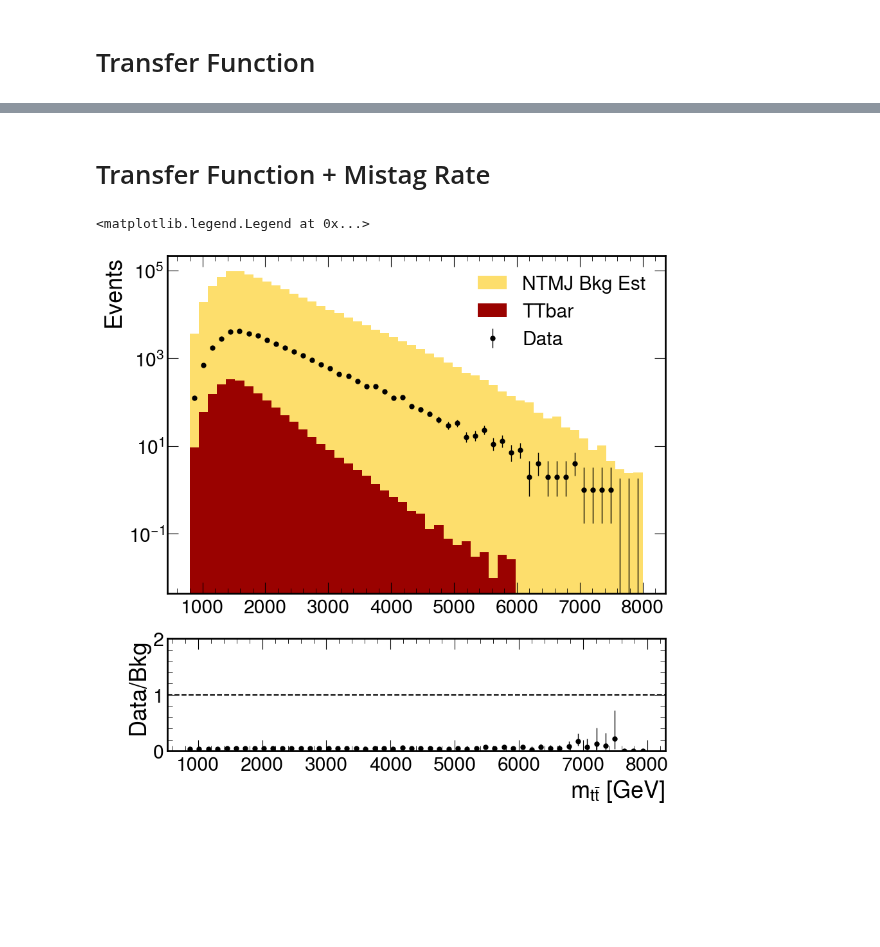
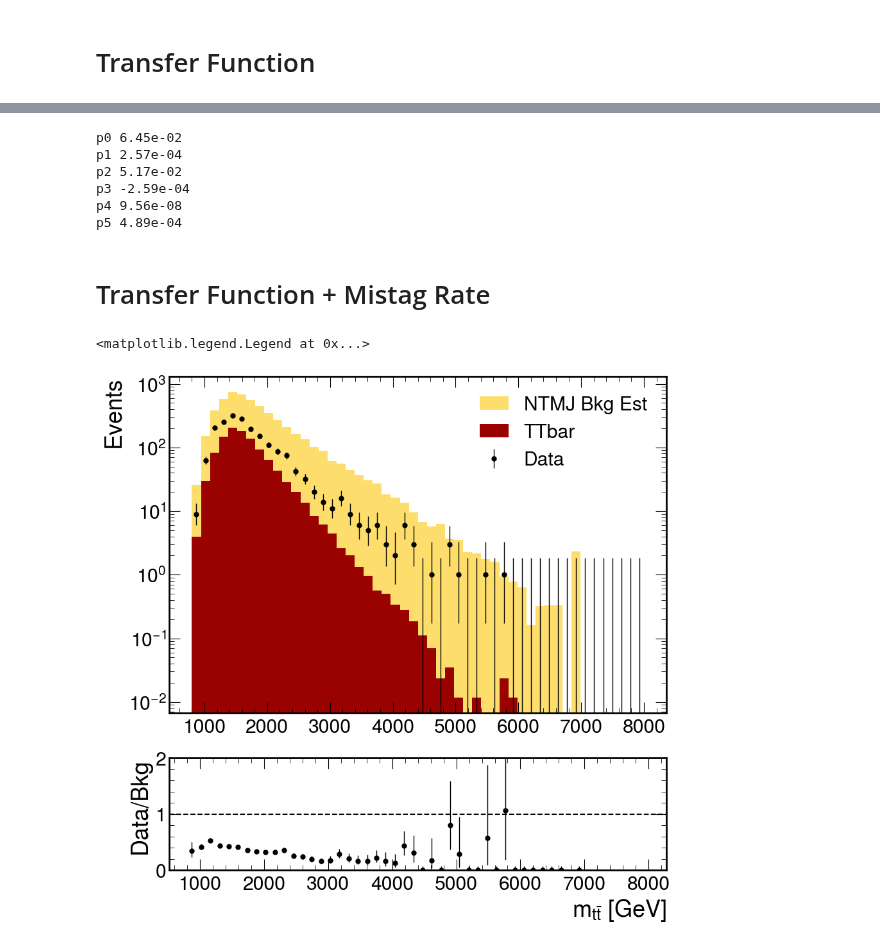
Before and after one commit to b2g-nano/TTbarAllHadUproot, a Jupyter notebook: plots/closureTestQCD.ipynb, the cells around one changed output, grey strips where cells are left out. Drawn from its saved outputs; the diff is of its cells as text; code cells hidden in the pictures; blank space fills up the shorter version.

```diff
--- a/plots/closureTestQCD.ipynb
+++ b/plots/closureTestQCD.ipynb
@@ -178,17 +161,22 @@ def rtf(x, mt, mtt, p2, p3, p4, p5):
 qcd = loadCoffeaFile()
 
 
-mtt_vs_mt = qcd['mtt_vs_mt'][{'anacat':pretag_cats}][{'anacat':sum}]
+mtt_vs_mt = getHist('mtt_vs_mt', 'JetHT', False, '2016', sum_axes=[], integrate_axes={})
 
-h2dsr = qcd['mtt_vs_mt'][{'anacat':signal_cats}][{'anacat':sum}]
-h2dcr = qcd['mtt_vs_mt'][{'anacat':antitag_cats}][{'anacat':sum}]
-h2dpr = qcd['mtt_vs_mt'][{'anacat':pretag_cats}][{'anacat':sum}]
+
+
+h2dsr = mtt_vs_mt[{'anacat':signal_cats}][{'anacat':sum}]
+h2dcr = mtt_vs_mt[{'anacat':antitag_cats}][{'anacat':sum}]
+h2dpr = mtt_vs_mt[{'anacat':pretag_cats}][{'anacat':sum}]
+
+
+
 
 
 qcdsf = lumi[IOV] * qcd_xs / qcd['cutflow']['sumw']
 
-hsig_mtt = h2dsr[{'jetmass':sum}] * qcdsf
-hbkg_mtt = h2dcr[{'jetmass':sum}] * qcdsf
+hsig_mtt = h2dsr[{'jetmass':sum}]# * qcdsf
+hbkg_mtt = h2dcr[{'jetmass':sum}]# * qcdsf
 
 
 Nsr = h2dsr.values()#*qcdsf
@@ -358,3 +326,17 @@ Text(1, 0, '')
+# %%
+print('p0 {0:0.2e}'.format(p0))
+print('p1 {0:0.2e}'.format(p1))
+print('p2 {0:0.2e}'.format(p2))
+print('p3 {0:0.2e}'.format(p3))
+print('p4 {0:0.2e}'.format(p4))
+print('p5 {0:0.2e}'.format(p5))
+# %% [output]
+p0 6.45e-02
+p1 2.57e-04
+p2 5.17e-02
+p3 -2.59e-04
+p4 9.56e-08
+p5 4.89e-04
 # %% [markdown]
 # Transfer Function + Mistag Rate
 # %%
@@ -365,23 +347,30 @@ bins = hbkg_mtt.axes['ttbarmass'].edges[:-1]
 
 
 IOV = '2016'
-httbar = getHist('ttbarmass', 'TTbar', False, IOV, sum_axes=['anacat'], integrate_axes={'anacat':signal_cats})
-hntmj = getHist('ttbarmass', 'JetHT', True, IOV, sum_axes=['anacat'], integrate_axes={'anacat':antitag_cats})
-hdata = getHist('ttbarmass', 'JetHT', False, IOV, sum_axes=['anacat'], integrate_axes={'anacat':signal_cats})
 
-
-
-hbkg_mr = bkg['ttbarmass'][{'anacat':antitag_cats}][{'anacat':sum}] * qcdsf#* qcdsf['bkg']
+httbar = getHist('ttbarmass', 'TTbar', False, IOV, sum_axes=['anacat','systematic'], integrate_axes={'anacat':signal_cats})
+hntmj  = getHist('ttbarmass', 'JetHT', False, IOV, sum_axes=['anacat','systematic'], integrate_axes={'anacat':pretag_cats})
+hdata  = getHist('ttbarmass', 'JetHT', False, IOV, sum_axes=['anacat','systematic'], integrate_axes={'anacat':signal_cats})
 
 
 
 
-h2 = hntmj * np.sum(f_rlf, axis=1) + httbar
+hntmj  = getHist('ttbarmass', 'JetHT', False, IOV, sum_axes=['anacat','systematic'], integrate_axes={'anacat':pretag_cats})
+
+h_mtt_mt = getHist('mtt_vs_mt', 'JetHT', False, IOV, sum_axes=['anacat'], integrate_axes={'anacat':pretag_cats})
+# hntmj_2d = h_mtt_mt * np.abs(f_rtl) * np.abs(f_rlf)
+hntmj_2d = h_mtt_mt * np.abs(f_rlf)
+hntmj = hntmj_2d[{'jetmass':sum}]
 
 
-# h2 = hntmj / np.sum(f_rtf, axis=1) + httbar
+# hbkg_mr = bkg['ttbarmass'][{'anacat':antitag_cats}][{'anacat':sum,''}] * qcdsf#* qcdsf['bkg']
 
-# h2 = hntmj + httbar
+
+
+h2 = httbar + hntmj# * np.abs(np.average(f_rtl, axis=0)) #* np.abs(np.average(f_rlf, axis=1))
+
+
+
 
 
 hep.histplot(hdata, histtype='errorbar', color='k', ax=ax1, label='Data')
@@ -390,32 +379,33 @@ ax1.set_yscale('log')
 hep.histplot(h2, histtype='fill', color='xkcd:pale gold', label='NTMJ Bkg Est', ax=ax1)
 hep.histplot(httbar, histtype='fill', color='xkcd:deep red', label='TTbar', ax=ax1)
 
 
 # hep.histplot(hbkg_mtt, histtype='errorbar', color='g', label='QCD Bkg Est', ax=ax1)
 
 
 
 # hep.histplot(hbkg_mtt, histtype='errorbar', color='g', ax=ax1)
 
 ax1.set_ylabel('Events')
 
 ratio_plot = hdata / h2.values()
 
 
 # # ratio_plot =  values / fitted
 # # yerr = ratio_plot * np.sqrt(1/values + 1/fitted)
 
 hep.histplot(ratio_plot, ax=ax2, histtype='errorbar', color='black')
 ax2.set_ylim(0,2)
 ax2.axhline(1, color='black', ls='--')
 ax2.set_ylabel('Data/Bkg')
 ax2.set_xlabel(ax1.get_xlabel())
 ax1.set_xlabel('')
 
-ax1.legend()
+
+ax1.legend(loc=1)
 
 
 # ax1.set_ylim(1e2,1e4)
 # %% [output]
 <matplotlib.legend.Legend at 0x...>
-[figure, old version]
+[figure, new version]
```
Also changed, not shown: parts of 20 cells of this notebook, 1 other file.
